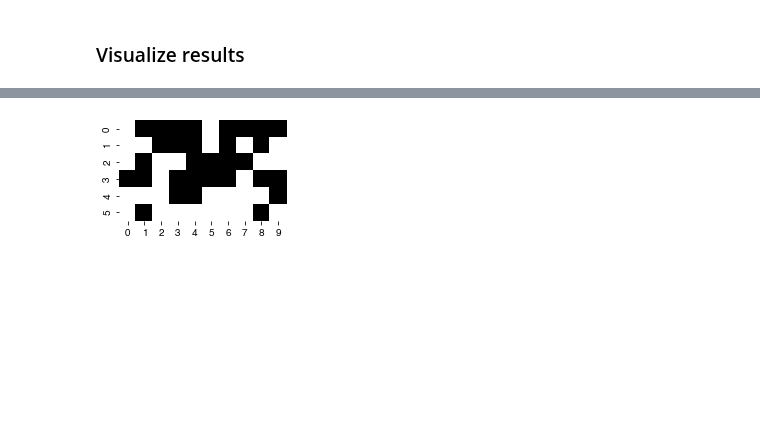
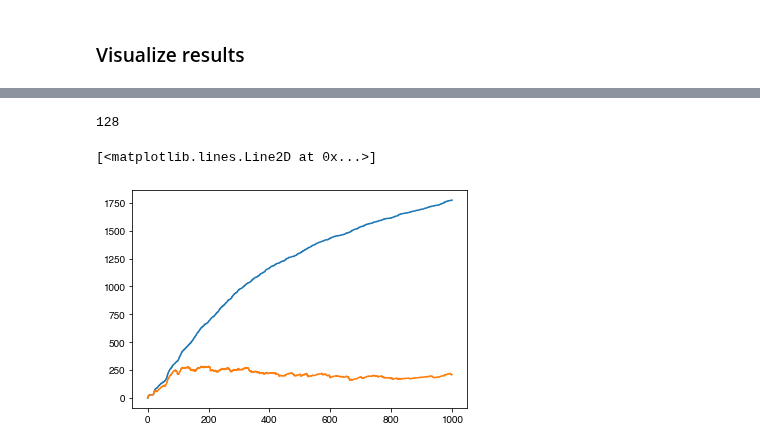
Before and after one commit to ryansmcgee/ecoevocrm, a Jupyter notebook: src/ecoevocrm/demos/numba_testing.ipynb, the cells around one changed output, grey strips where cells are left out. Saved outputs shown, nothing was run; the diff lists cells and outputs as text; code cells hidden in the pictures; blank space fills up the shorter version.

```diff
--- a/src/ecoevocrm/demos/numba_testing.ipynb
+++ b/src/ecoevocrm/demos/numba_testing.ipynb
@@ -92,5 +126,11 @@ viz.Lstar_types_plot(anc_system)
-# %%
-fig, ax = plt.subplots(1, 1, figsize=(3, 12))
-viz.matrix_plot(anc_system.get_extant_type_set().sigma, ax=ax)
-# %% [output]
-[figure, removed]
+# %%
+N_end = anc_system.N_series[:,-1]
+np.count_nonzero((N_end > 0) & (N_end < 1e4))
+# %% [output]
+128
+# %%
+plt.plot(anc_system.t_series, n)
+plt.plot(anc_system.t_series, (anc_system.N_series > 0).sum(axis=0))
+# %% [output]
+[<matplotlib.lines.Line2D at 0x...>]
+[figure, added]
```
Also changed, not shown: parts of 26 cells of this notebook, 3 other files.
